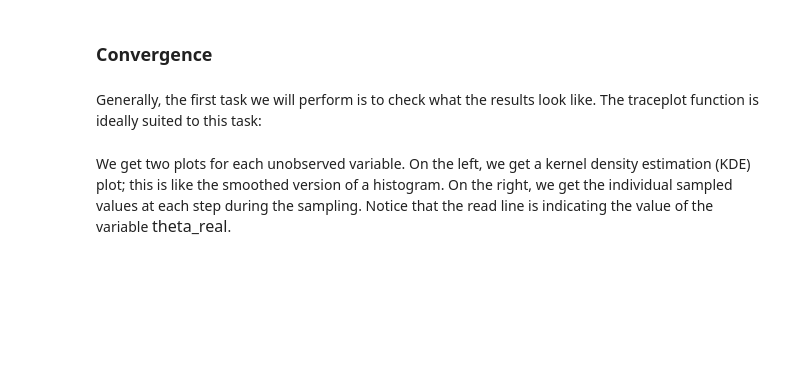
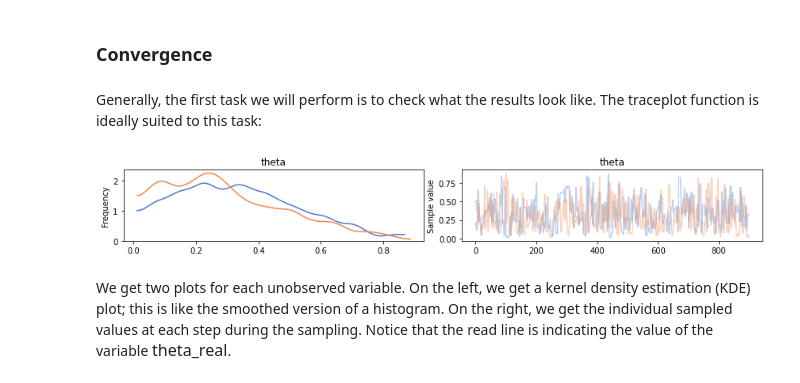
Before and after one commit to kkim610/AI_part2, a Jupyter notebook: wk08_BAP_ch02_Programming probabilistically a PyMC3 primer.ipynb, the cells around one changed output. Drawn from its saved outputs; the diff is of its cells as text; code cells hidden in the pictures; blank space fills up the shorter version.

```diff
--- a/wk08_BAP_ch02_Programming probabilistically a PyMC3 primer.ipynb
+++ b/wk08_BAP_ch02_Programming probabilistically a PyMC3 primer.ipynb
@@ -342,8 +406,10 @@ Generally, the first task we will perform is to check what the results look like
 # %%
 burnin = 100
 chain = trace[burnin:]
-az.plot_trace(multi_chain, compact=False, var_names=('theta'))
+pm.traceplot(chain, varnames=['theta'])
 plt.savefig('B04958_02_04.png', dpi=300, figsize=(5.5, 5.5))
+# %% [output]
+[figure, added]
 # %% [markdown]
 We get two plots for each unobserved variable. On the left, we get a kernel density estimation (KDE) plot; this is like the smoothed version of a histogram. On the right, we get the individual sampled values at each step during the sampling. Notice that the read line is indicating the value of the variable <span style="font-family: Courier New; font-size: 1.15em;">theta_real</span>.
 # %% [markdown]
```
Also changed, not shown: parts of 25 cells of this notebook, 7 other files.
